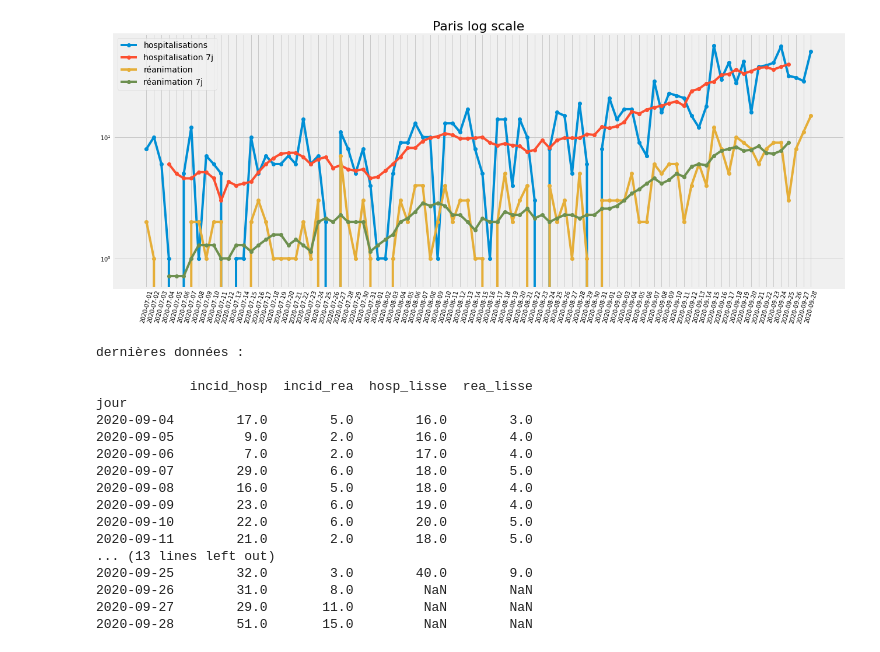
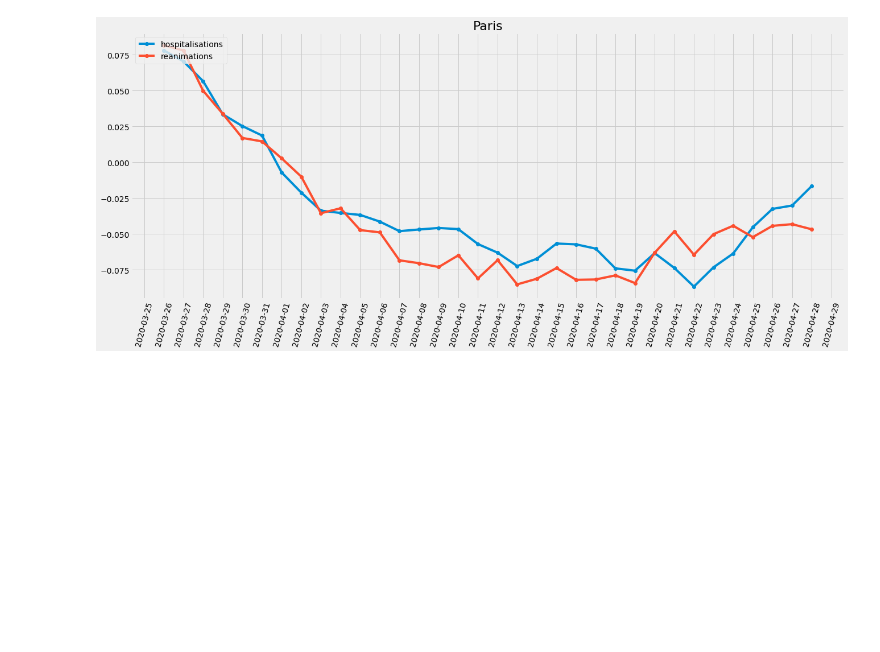
Before and after one commit to paulantoine/covid_dept, a Jupyter notebook: covid.ipynb, the cells around one changed output. Cells and saved outputs as stored; diff of their text form; code cells hidden in the pictures; blank space fills up the shorter version.

```diff
--- a/covid.ipynb
+++ b/covid.ipynb
@@ -7,8 +7,9 @@ import requests
 import bs4 as BeautifulSoup
 import matplotlib.pyplot as plt
 #import seaborn as sns
-plt.style.use('fivethirtyeight') #'seaborn-notebook'
+#plt.style.use('fivethirtyeight') #'seaborn-notebook'
 #plt.rcParams.update({'font.size': 14})il
+import matplotlib.ticker as mticker
 # %%
 def read_data(url, dataset_name, sep=","):
     r = requests.get(url)
@@ -77,0 +189,26 @@ def display_df(df, title, logscale=False):
+# %%
+def display_df2(df, title):
+    """
+    df a pour index les jours et les cols ["incid_hosp", "incid_rea"]
+    """
+    daily = df[["incid_hosp", "incid_rea"]]
+    lissage_hebdo = daily.rolling(7, center=True).mean()
+    lissage_hebdo.columns = ["hosp_lisse", "rea_lisse"]
+
+    vari = lissage_hebdo.pct_change().rolling(7, center=True).mean()
+
+    dept = pd.concat([daily, lissage_hebdo], axis=1)
+    cols = ["hosp_lisse",  "rea_lisse"]
+    legend = ["hospitalisations", "reanimations"]
+
+    fig = plt.figure(figsize=(20,8))
+    ax = plt.axes()
+    ax.plot(vari[cols], marker="o")
+    plt.xticks(rotation=75)
+    plt.title(title, fontsize=22)
+    plt.legend(legend, loc=2, fontsize=14)
+    #ax.xaxis_date()
+    #fig.autofmt_xdate()
+    myLocator = mticker.MultipleLocator(tick_freq)
+    ax.xaxis.set_major_locator(myLocator)
+    plt.show()
@@ -152,3 +252,3 @@ def display_dept(d_number, d_name):
 # %%
-display_df(df[df.dep=="75"].set_index("jour", drop=True), "Paris")
+display_df(df[df.dep=="75"].set_index("jour", drop=True), "Paris", population = 2148)
 # %% [output]
@@ -173,22 +270,5 @@ jour
 # %%
-display_df(df[df.dep=="75"].set_index("jour", drop=True), "Paris log scale", True)
+display_df2(df[df.dep=="75"].set_index("jour", drop=True), "Paris")
 # %% [output]
-[figure, old version]
+[figure, new version]
-dernières données :
-
-            incid_hosp  incid_rea  hosp_lisse  rea_lisse
-jour
-2020-09-04        17.0        5.0        16.0        3.0
-2020-09-05         9.0        2.0        16.0        4.0
-2020-09-06         7.0        2.0        17.0        4.0
-2020-09-07        29.0        6.0        18.0        5.0
-2020-09-08        16.0        5.0        18.0        4.0
-2020-09-09        23.0        6.0        19.0        4.0
-2020-09-10        22.0        6.0        20.0        5.0
-2020-09-11        21.0        2.0        18.0        5.0
-... (13 lines left out)
-2020-09-25        32.0        3.0        40.0        9.0
-2020-09-26        31.0        8.0         NaN        NaN
-2020-09-27        29.0       11.0         NaN        NaN
-2020-09-28        51.0       15.0         NaN        NaN
 # %%
```
Also changed, not shown: parts of 22 cells of this notebook.
